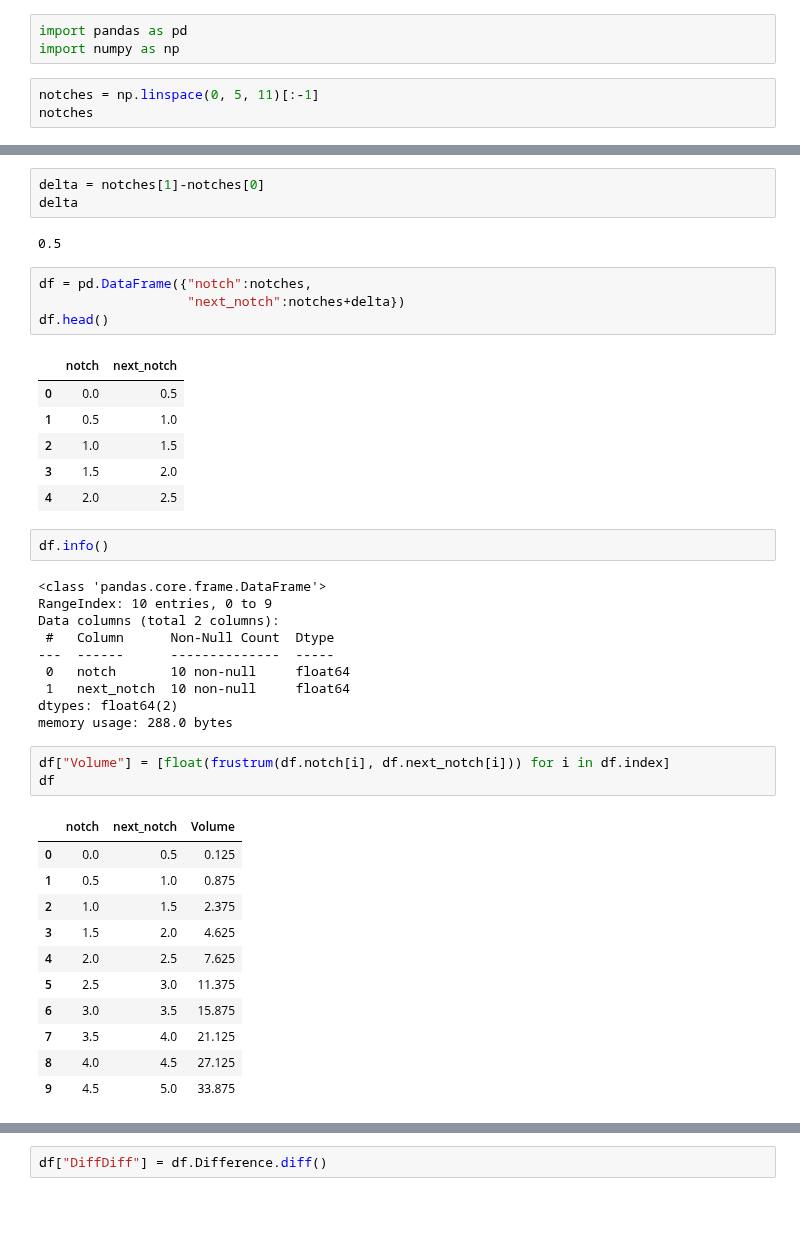
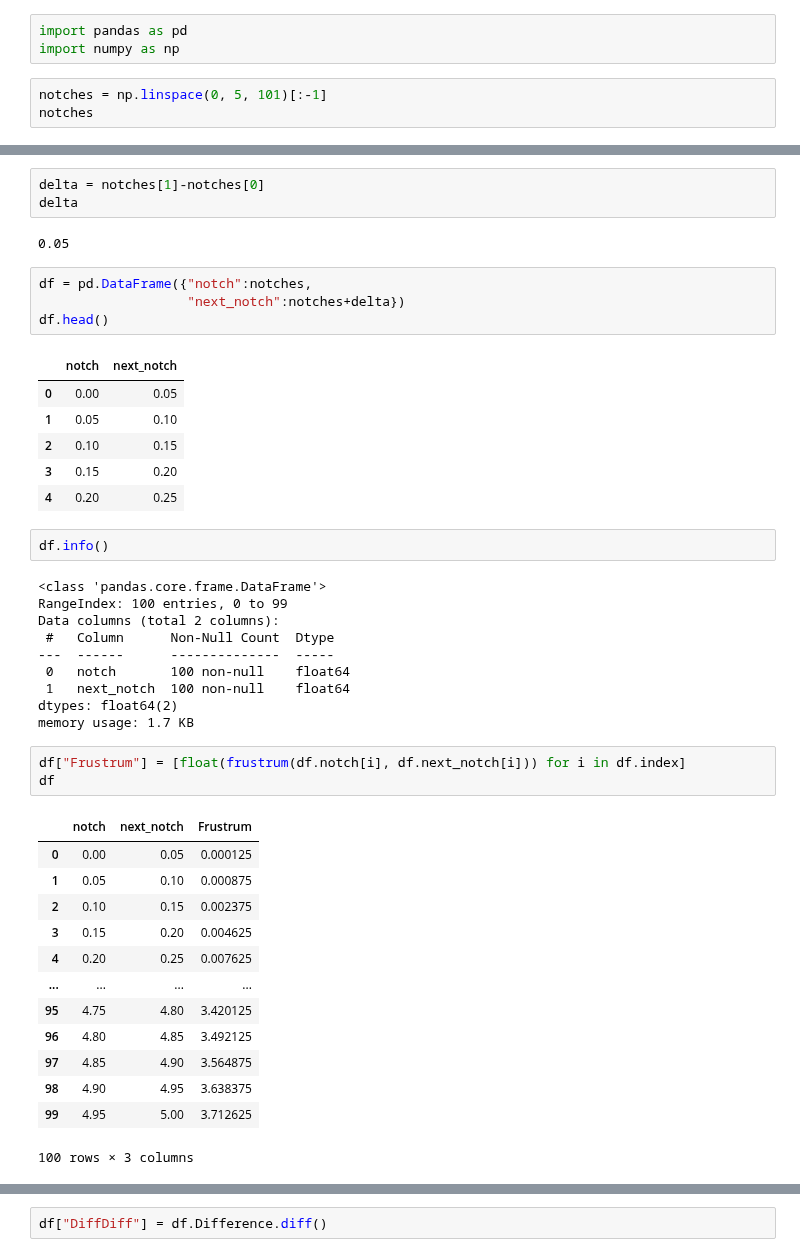
Before and after one commit to 4dsolutions/elite_school, a Jupyter notebook: MartianMath.ipynb, the cells around one changed output, grey strips where cells are left out. Saved outputs shown, nothing was run; the diff lists cells and outputs as text; blank space fills up the shorter version.

```diff
--- a/MartianMath.ipynb
+++ b/MartianMath.ipynb
@@ -274,6 +274,6 @@ $\displaystyle 125$
 import pandas as pd
 import numpy as np
 # %%
-notches = np.linspace(0, 5, 11)[:-1]
+notches = np.linspace(0, 5, 101)[:-1]
 notches
 # %% [output]
@@ -282,43 +291,45 @@ array([0. , 0.5, 1. , 1.5, 2. , 2.5, 3. , 3.5, 4. , 4.5])
 delta = notches[1]-notches[0]
 delta
 # %% [output]
-0.5
+0.05
 # %%
 df = pd.DataFrame({"notch":notches,
                    "next_notch":notches+delta})
 df.head()
 # %% [output]
 |  | notch | next_notch |
-| 0 | 0.0 | 0.5 |
-| 1 | 0.5 | 1.0 |
-| 2 | 1.0 | 1.5 |
-| 3 | 1.5 | 2.0 |
-| 4 | 2.0 | 2.5 |
+| 0 | 0.00 | 0.05 |
+| 1 | 0.05 | 0.10 |
+| 2 | 0.10 | 0.15 |
+| 3 | 0.15 | 0.20 |
+| 4 | 0.20 | 0.25 |
 # %%
 df.info()
 # %% [output]
 <class 'pandas.core.frame.DataFrame'>
-RangeIndex: 10 entries, 0 to 9
+RangeIndex: 100 entries, 0 to 99
 Data columns (total 2 columns):
  #   Column      Non-Null Count  Dtype
 ---  ------      --------------  -----
- 0   notch       10 non-null     float64
- 1   next_notch  10 non-null     float64
+ 0   notch       100 non-null    float64
+ 1   next_notch  100 non-null    float64
 dtypes: float64(2)
-memory usage: 288.0 bytes
+memory usage: 1.7 KB
 # %%
-df["Volume"] = [float(frustrum(df.notch[i], df.next_notch[i])) for i in df.index]
+df["Frustrum"] = [float(frustrum(df.notch[i], df.next_notch[i])) for i in df.index]
 df
 # %% [output]
-|  | notch | next_notch | Volume |
-| 0 | 0.0 | 0.5 | 0.125 |
-| 1 | 0.5 | 1.0 | 0.875 |
-| 2 | 1.0 | 1.5 | 2.375 |
-| 3 | 1.5 | 2.0 | 4.625 |
-| 4 | 2.0 | 2.5 | 7.625 |
-| 5 | 2.5 | 3.0 | 11.375 |
-| 6 | 3.0 | 3.5 | 15.875 |
-| 7 | 3.5 | 4.0 | 21.125 |
-| 8 | 4.0 | 4.5 | 27.125 |
-| 9 | 4.5 | 5.0 | 33.875 |
+|  | notch | next_notch | Frustrum |
+| 0 | 0.00 | 0.05 | 0.000125 |
+| 1 | 0.05 | 0.10 | 0.000875 |
+| 2 | 0.10 | 0.15 | 0.002375 |
+| 3 | 0.15 | 0.20 | 0.004625 |
+| 4 | 0.20 | 0.25 | 0.007625 |
+| ... | ... | ... | ... |
+| 95 | 4.75 | 4.80 | 3.420125 |
+| 96 | 4.80 | 4.85 | 3.492125 |
+| 97 | 4.85 | 4.90 | 3.564875 |
+| 98 | 4.90 | 4.95 | 3.638375 |
+| 99 | 4.95 | 5.00 | 3.712625 |
+100 rows × 3 columns
 # %%
```
Also changed, not shown: parts of 27 cells of this notebook.
